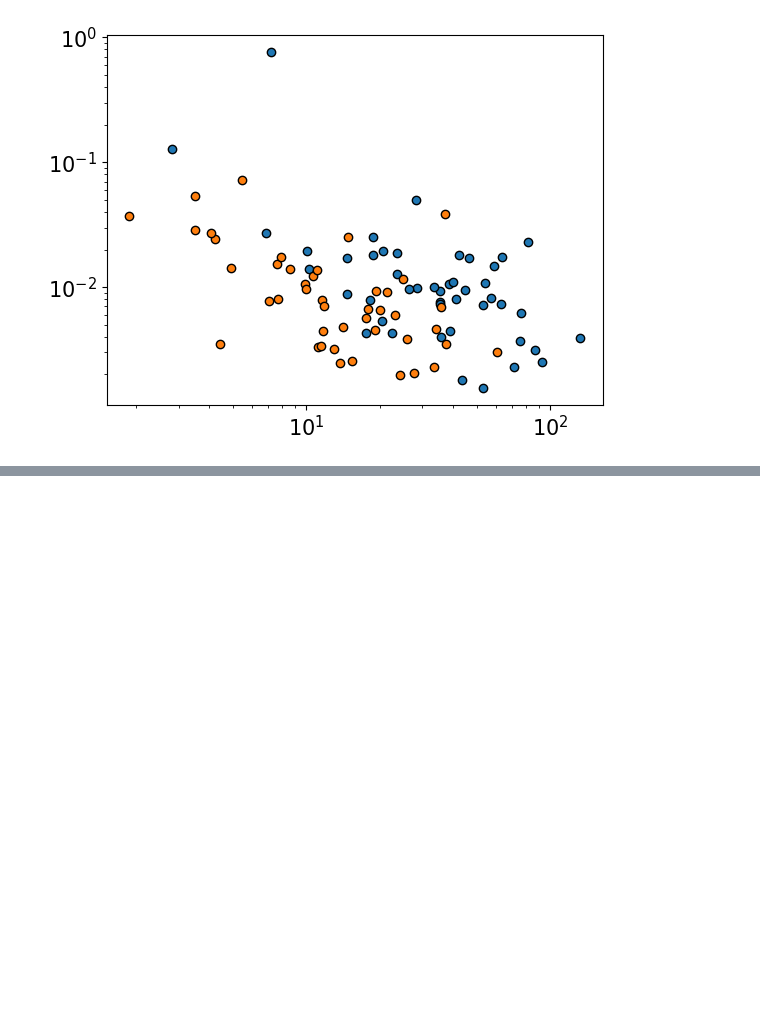
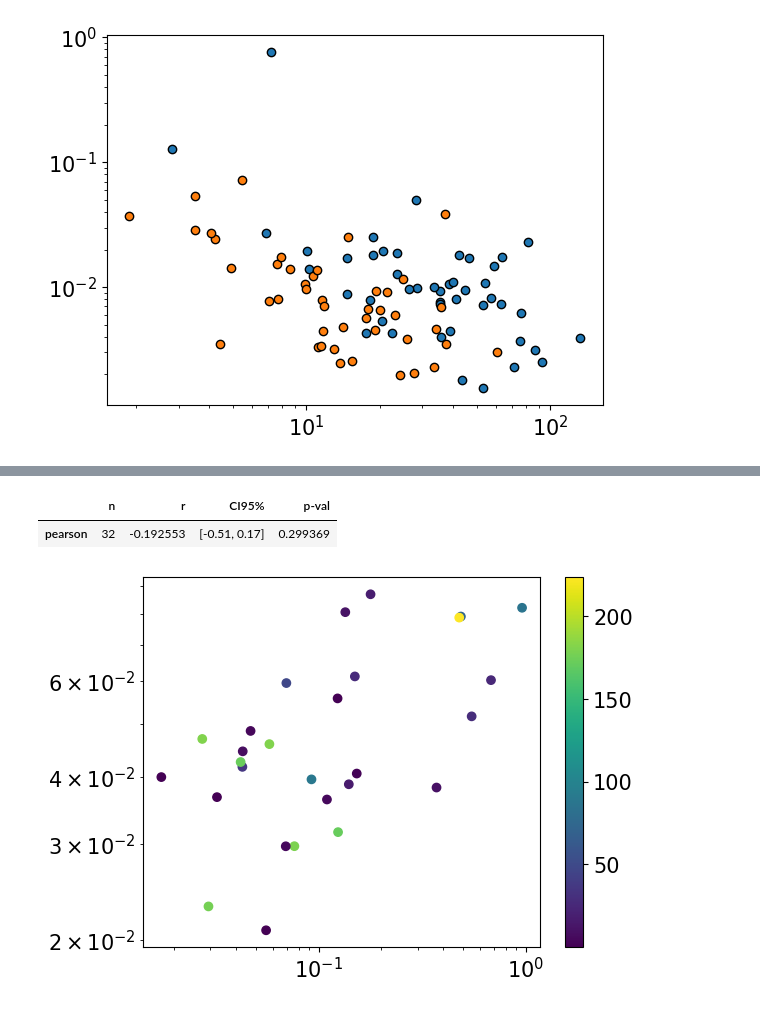
Before and after one commit to r-bagge/MAGPI_kinematics, a Jupyter notebook: plots.ipynb, the cells around one changed output, grey strips where cells are left out. Saved outputs shown, nothing was run; the diff lists cells and outputs as text; code cells hidden in the pictures; blank space fills up the shorter version.

```diff
--- a/plots.ipynb
+++ b/plots.ipynb
@@ -532,0 +555,18 @@ len(mass)
+# %%
+df = pd.DataFrame({"SFR":np.log10(bpt["SFR, dust corrected"].to_numpy()),
+                   "Mass":np.log10(prospect["StellarMass_median"].to_numpy()),
+                   "asym":np.log10(sample["v_asym_g"].to_numpy()),
+                   "pot":np.log10(prospect["StellarMass_median"].to_numpy()) - np.log10(bpt["re, kpc"].to_numpy())})
+pingouin.partial_corr(data=df,x="Mass",y="asym",covar="SFR",method="pearson")
+# %% [output]
+|  | n | r | CI95% | p-val |
+| pearson | 32 | -0.192553 | [-0.51, 0.17] | 0.299369 |
+# %%
+fig,ax= plt.subplots()
+p=ax.scatter(sample["v_asym_s"],sample["v_asym_g"],c=sample["D_PA"])
+ax.set_xscale("log")
+ax.set_yscale("log")
+plt.colorbar(p,ax=ax)
+plt.show()
+# %% [output]
+[figure, added]
```
Also changed, not shown: parts of 12 cells of this notebook, 2 other files.
